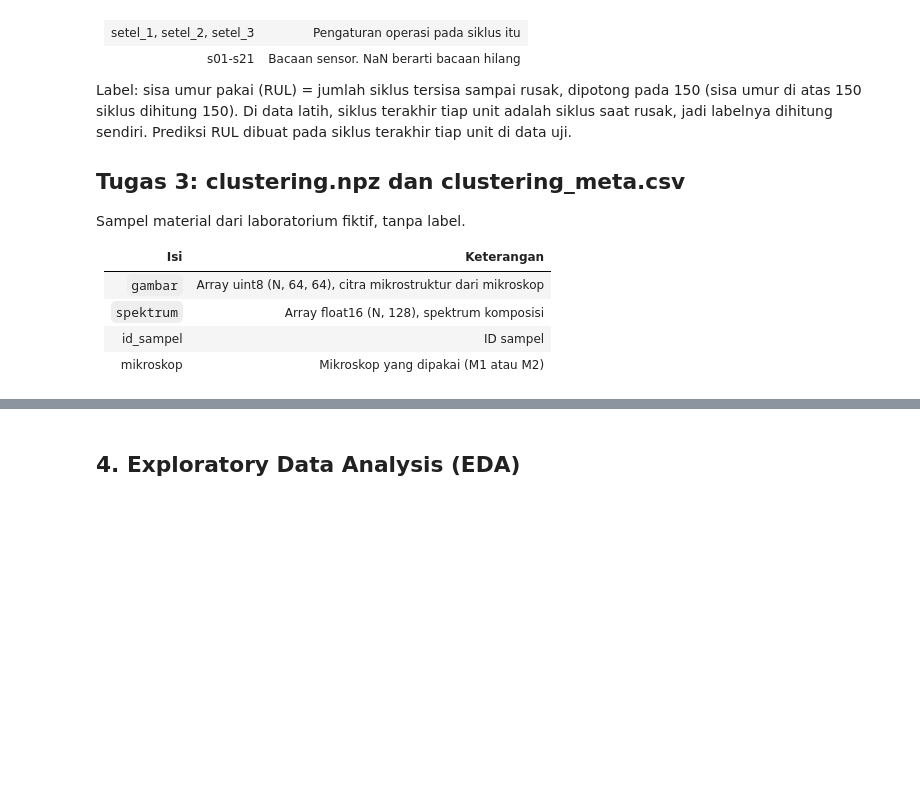
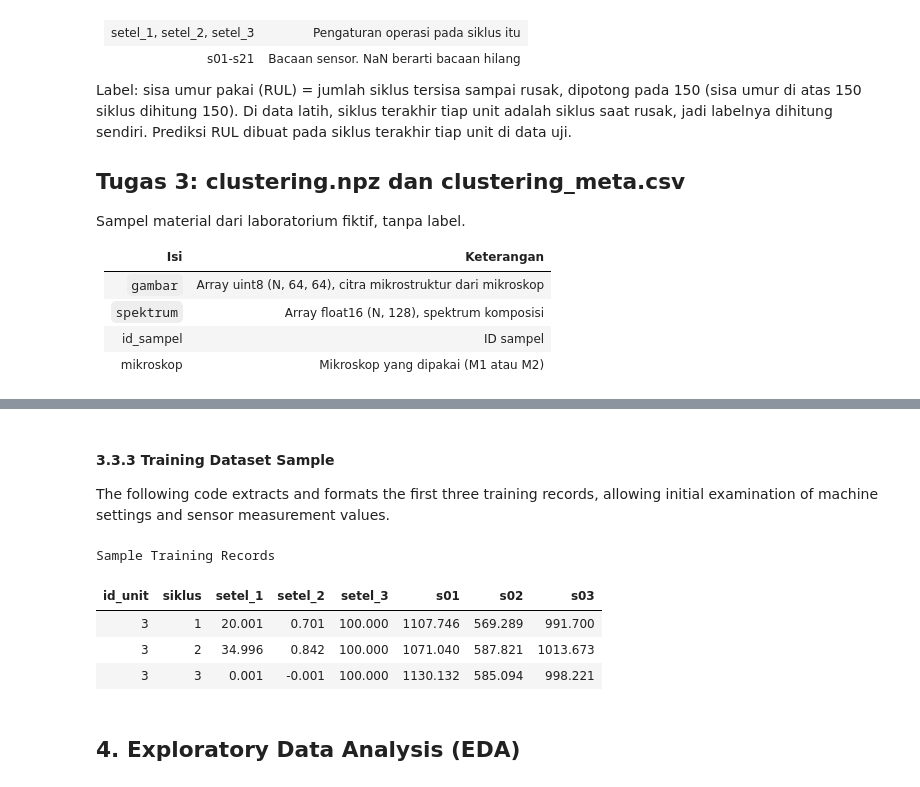
Before and after one commit to kinanpta/Deep-Learning-Midterm-Group-6, a Jupyter notebook: kode/task2_regression.ipynb, the cells around one changed output, grey strips where cells are left out. Drawn from its saved outputs; the diff is of its cells as text; code cells hidden in the pictures; blank space fills up the shorter version.

```diff
--- a/kode/task2_regression.ipynb
+++ b/kode/task2_regression.ipynb
@@ -290,3 +357,52 @@ Missing testing columns: []
+# %% [markdown]
+#### 3.3.3 Training Dataset Sample
+
+The following code extracts and formats the first three training records, allowing initial examination of machine settings and sensor measurement values.
+# %%
+sample_columns = [
+    "id_unit",
+    "siklus",
+    "setel_1",
+    "setel_2",
+    "setel_3",
+    "s01",
+    "s02",
+    "s03"
+]
+
+display(
+    train[sample_columns].head(3).style
+    .format(precision=3)
+    .set_caption(
+        "Sample Training Records"
+    )
+    .set_table_styles([
+        {
+            "selector": "caption",
+            "props": [
+                ("text-align", "center"),
+                ("font-size", "14px"),
+                ("font-weight", "bold"),
+                ("caption-side", "top"),
+                ("padding-bottom", "8px")
+            ]
+        },
+        {
+            "selector": "th",
+            "props": [
+                ("text-align", "center")
+            ]
+        }
+    ])
+    .set_properties(**{"text-align": "center"})
+    .hide(axis="index")
+)
+# %% [output]
+Sample Training Records
+| id_unit | siklus | setel_1 | setel_2 | setel_3 | s01 | s02 | s03 |
+| 3 | 1 | 20.001 | 0.701 | 100.000 | 1107.746 | 569.289 | 991.700 |
+| 3 | 2 | 34.996 | 0.842 | 100.000 | 1071.040 | 587.821 | 1013.673 |
+| 3 | 3 | 0.001 | -0.001 | 100.000 | 1130.132 | 585.094 | 998.221 |
 # %% [markdown]
 ## 4. Exploratory Data Analysis (EDA)
 # %% [markdown]
```
Also changed, not shown: parts of 8 cells of this notebook.
